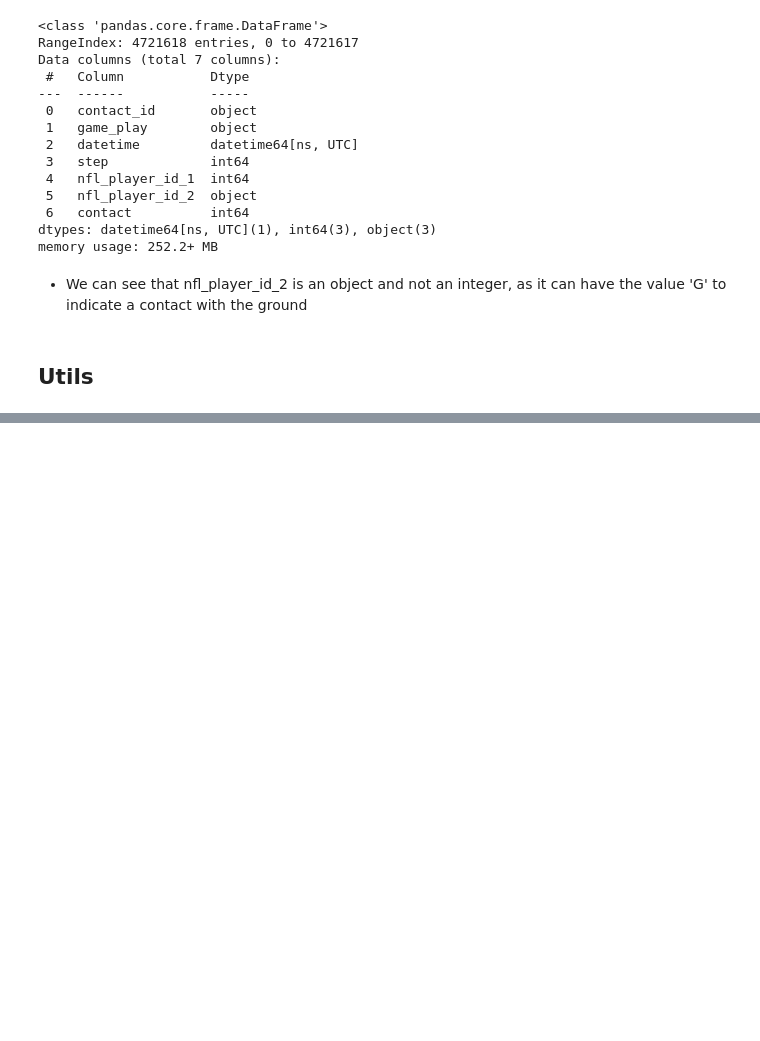
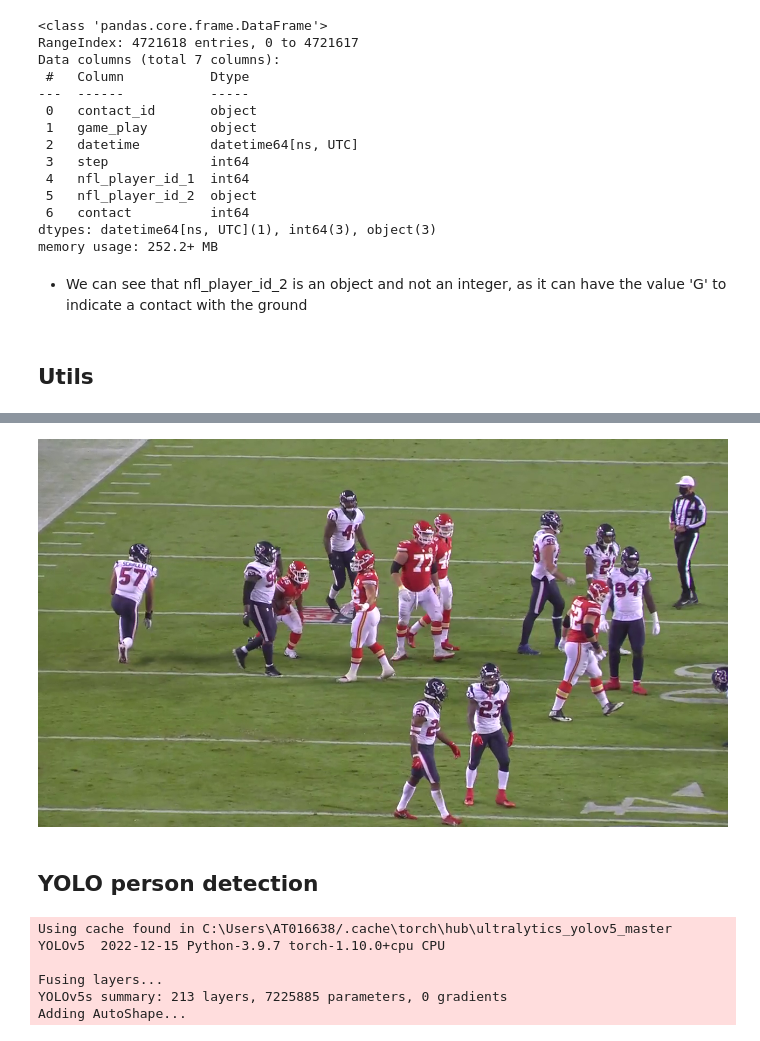
Before and after one commit to RicardFos/kaggle-player-contact-detection, a Jupyter notebook: player distance.ipynb, the cells around one changed output, grey strips where cells are left out. Cells and saved outputs as stored; diff of their text form; code cells hidden in the pictures; blank space fills up the shorter version.

```diff
--- a/player distance.ipynb
+++ b/player distance.ipynb
@@ -240,0 +269,46 @@ get_video_frame("58168_003392", 290, 'Sideline', "train")
+# %%
+def draw_helmet_detection(helmet_detection_df, game_play, frame_number, view='Endzone', split="train"):
+    """
+    Returns the given frame from the video given by the game_play value and the indicated view
+    with the drawn detection boxes and labels.
+    Videos have the name in the following format: "game_play_view"
+
+    Parameters:
+    helmet_detection_df: the helmet detection dataframe
+    game_play (string): game_play id.
+    frame (int): the frame we want to extract.
+    view (string): the view option we want to extract the frame from. The possible values are:
+    ['All29', 'Endzone', 'Sideline'].
+    split (string): the dataset split we want to extract the video from. It can be "train" or "test"
+
+    Returns:
+    PIL Image
+    """
+    frame = get_video_frame(game_play, frame_number, view, split)
+    detections = helmet_detection_df[(helmet_detection_df['frame'] == frame_number) &
+                            (helmet_detection_df['view'] == view) &
+                            (helmet_detection_df['game_play'] == game_play)
+                            ][['left', 'width', 'top', 'height', 'player_label']].values
+
+    boxes, labels = detections[:, :-1], detections[:, -1]
+    # convert boxes to standard format of:
+    # [xmin, ymin, xmax, xmax]
+    boxes_st = boxes.copy()
+    boxes_st[:, 1] = boxes[:, 2] # ymin
+    boxes_st[:, 2] = boxes[:, 0] + boxes[:, 1] # xmax
+    boxes_st[:, 3] = boxes[:, 2] + boxes[:, 3] # ymax
+
+    # draw the detection boxes
+    frame = draw_boxes(boxes_st, labels, frame, color=(0,0,0))
+
+    return frame
+# %%
+array_to_image(draw_helmet_detection(train_helmet_detection_df,
+                                     "58168_003392",
+                                     710,
+                                     'Endzone',
+                                     "train"))
+# %% [output]
+[figure, added]
+# %% [markdown]
+## YOLO person detection
@@ -240,0 +330,9 @@ get_video_frame("58168_003392", 290, 'Sideline', "train")
+# %%
+yolo_model = torch.hub.load('ultralytics/yolov5', 'yolov5s')
+# %% [output]
+Using cache found in C:\Users\AT016638/.cache\torch\hub\ultralytics_yolov5_master
+YOLOv5  2022-12-15 Python-3.9.7 torch-1.10.0+cpu CPU
+
+Fusing layers...
+YOLOv5s summary: 213 layers, 7225885 parameters, 0 gradients
+Adding AutoShape...
```
Also changed, not shown: parts of 24 cells of this notebook, 1 other file.
